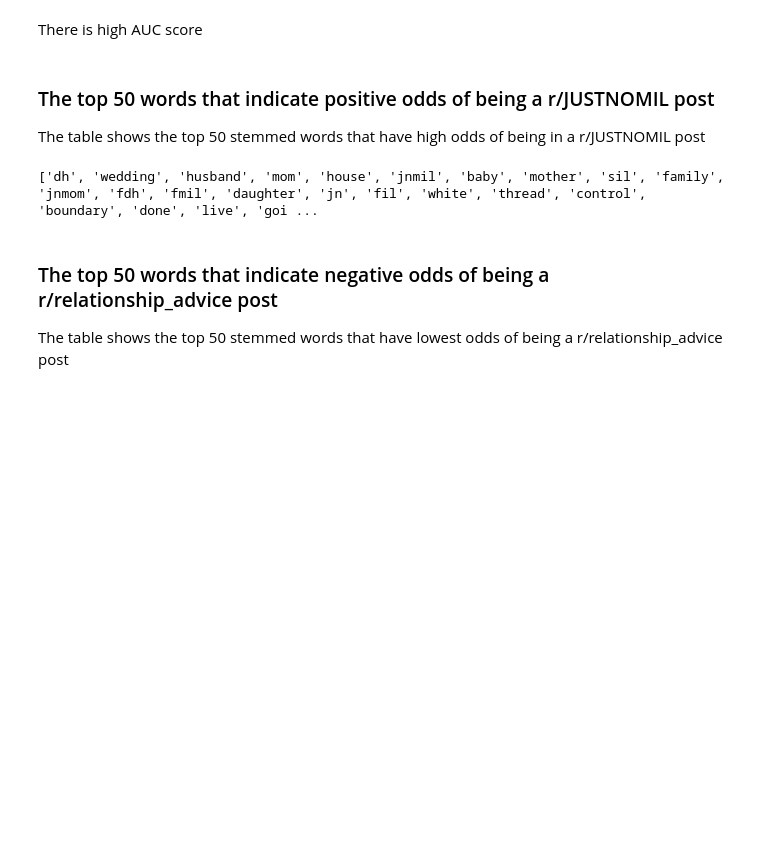
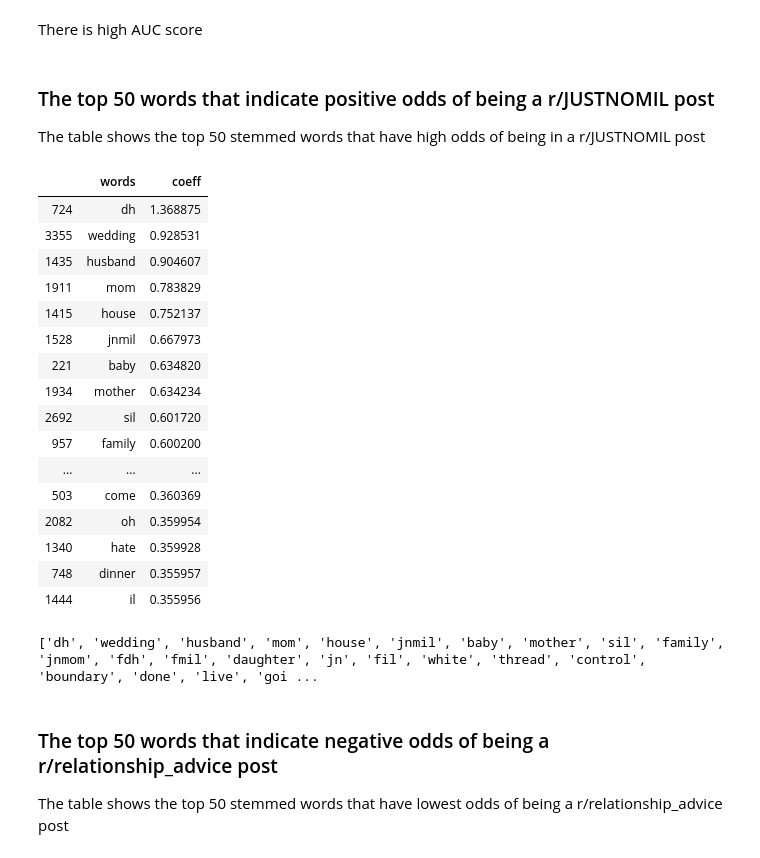
Before and after one commit to mieulium/Project3, a Jupyter notebook: code/Project 3 - Michelle Ng Notebook 2.ipynb, the cells around one changed output. Drawn from its saved outputs; the diff is of its cells as text; code cells hidden in the pictures; blank space fills up the shorter version.

Commit message:
just added 2 lines to redisplay a table

```diff
--- a/code/Project 3 - Michelle Ng Notebook 2.ipynb
+++ b/code/Project 3 - Michelle Ng Notebook 2.ipynb
@@ -420,6 +420,26 @@ colcoefc['coeff'] = [y for y in lrc.coef_[0]]
 ### The top 50 words that indicate positive odds of being a r/JUSTNOMIL post
 
 The table shows the top 50 stemmed words that have high odds of being in a r/JUSTNOMIL post
+# %%
+colcoefc.sort_values(by = 'coeff', ascending = False).head(50)
+# %% [output]
+|  | words | coeff |
+| 724 | dh | 1.368875 |
+| 3355 | wedding | 0.928531 |
+| 1435 | husband | 0.904607 |
+| 1911 | mom | 0.783829 |
+| 1415 | house | 0.752137 |
+| 1528 | jnmil | 0.667973 |
+| 221 | baby | 0.634820 |
+| 1934 | mother | 0.634234 |
+| 2692 | sil | 0.601720 |
+| 957 | family | 0.600200 |
+| ... | ... | ... |
+| 503 | come | 0.360369 |
+| 2082 | oh | 0.359954 |
+| 1340 | hate | 0.359928 |
+| 748 | dinner | 0.355957 |
+| 1444 | il | 0.355956 |
 # %%
 jnmlrwords = [x for x in colcoefc.sort_values(by = 'coeff', ascending = False).head(50)['words']]
 # %%
```
Also changed, not shown: parts of 1 cell of this notebook.
